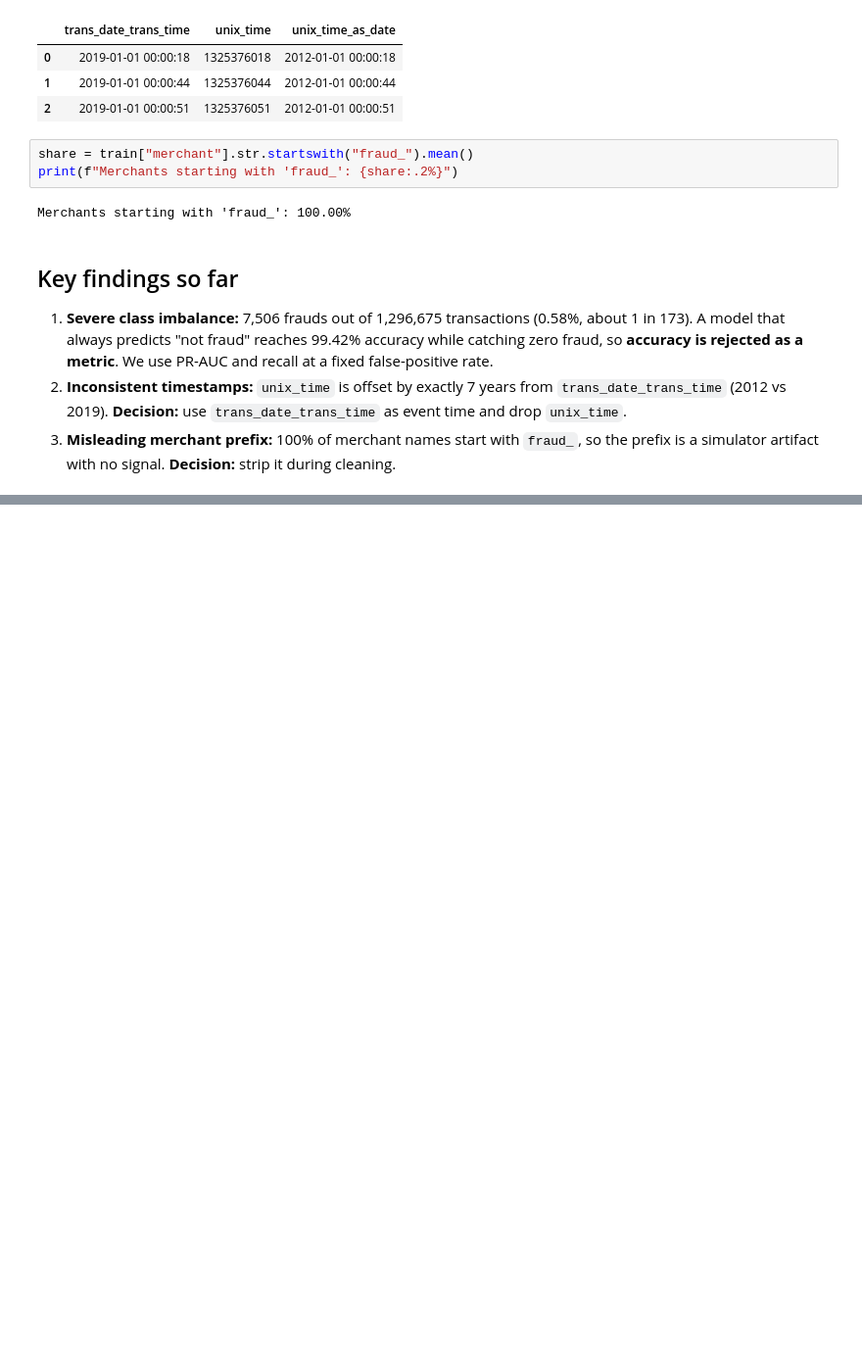
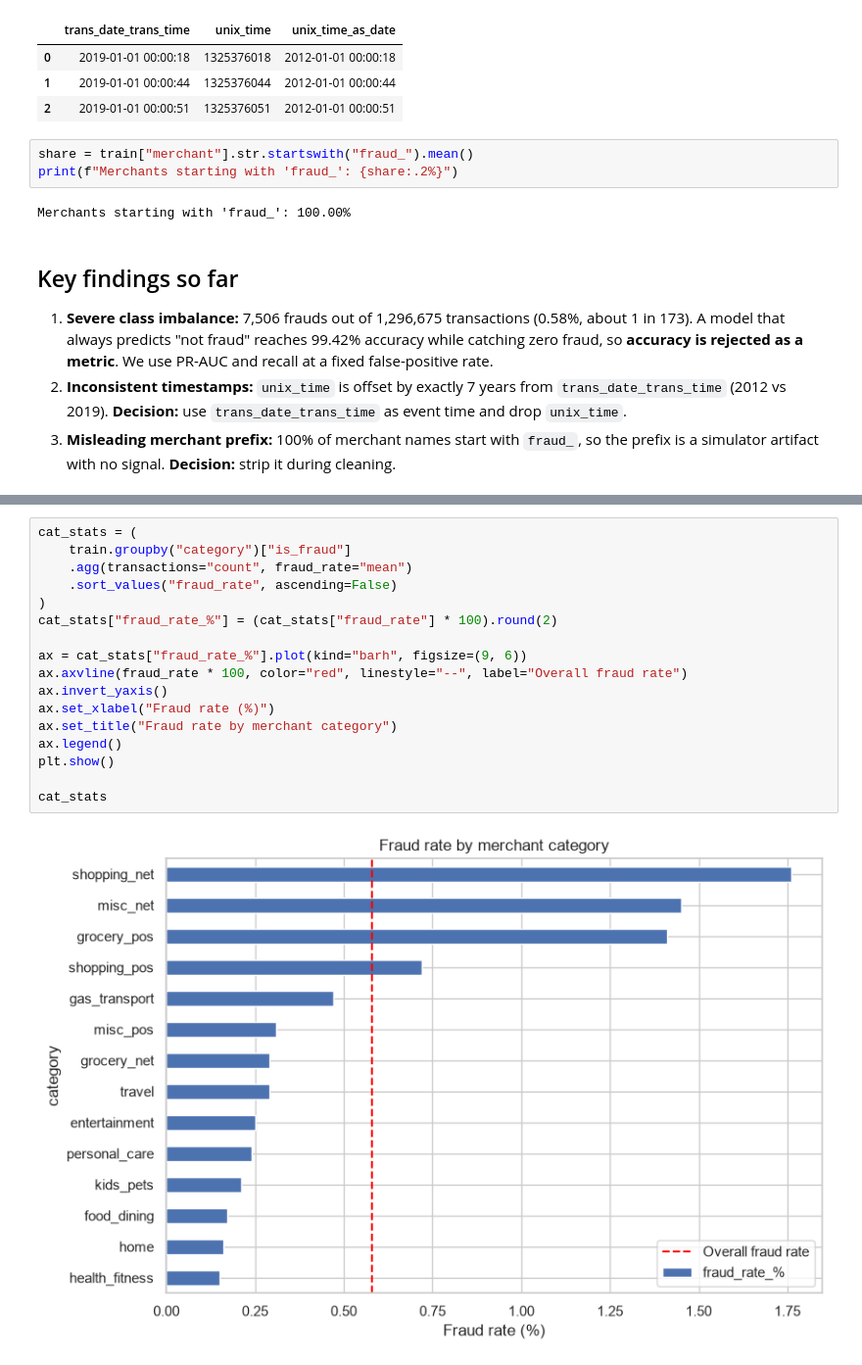
Before and after one commit to Mazadul4x4/Fraud-Detection-Streaming, a Jupyter notebook: notebooks/01_eda.ipynb, the cells around one changed output, grey strips where cells are left out. Shown at 98% size. Cells and saved outputs as stored; diff of their text form; blank space fills up the shorter version.

```diff
--- a/notebooks/01_eda.ipynb
+++ b/notebooks/01_eda.ipynb
@@ -106,0 +126,19 @@ Merchants starting with 'fraud_': 100.00%
+# %%
+cat_stats = (
+    train.groupby("category")["is_fraud"]
+    .agg(transactions="count", fraud_rate="mean")
+    .sort_values("fraud_rate", ascending=False)
+)
+cat_stats["fraud_rate_%"] = (cat_stats["fraud_rate"] * 100).round(2)
+
+ax = cat_stats["fraud_rate_%"].plot(kind="barh", figsize=(9, 6))
+ax.axvline(fraud_rate * 100, color="red", linestyle="--", label="Overall fraud rate")
+ax.invert_yaxis()
+ax.set_xlabel("Fraud rate (%)")
+ax.set_title("Fraud rate by merchant category")
+ax.legend()
+plt.show()
+
+cat_stats
+# %% [output]
+[figure, added]
```
Also changed, not shown: parts of 9 cells of this notebook.
